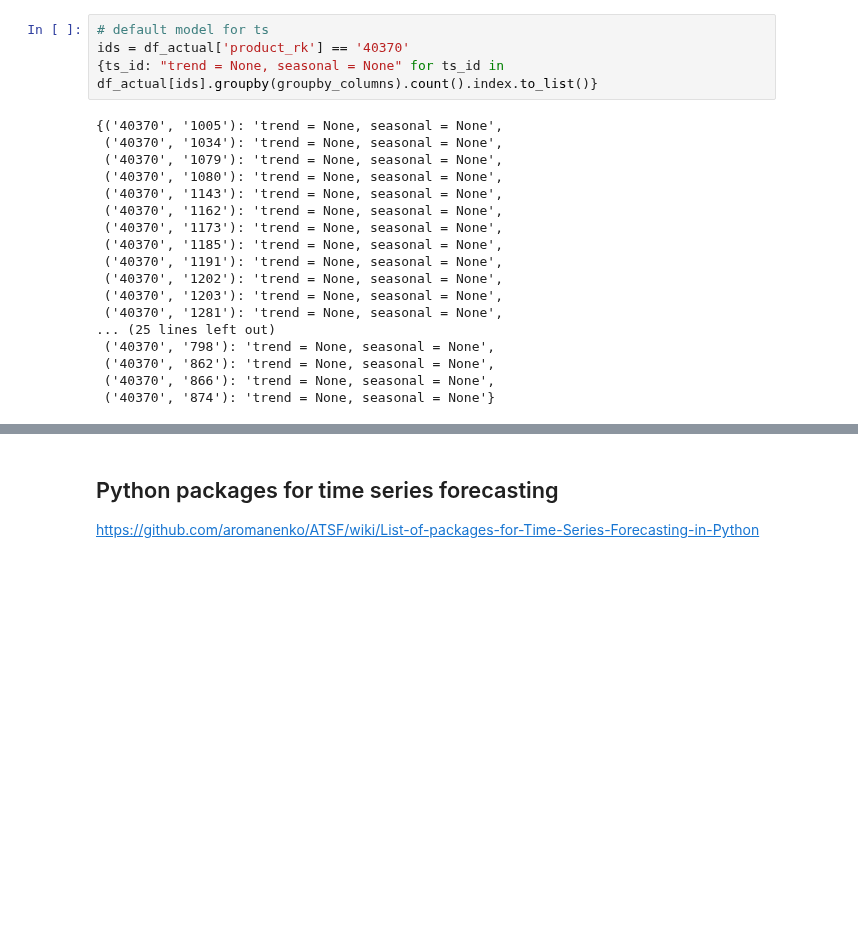
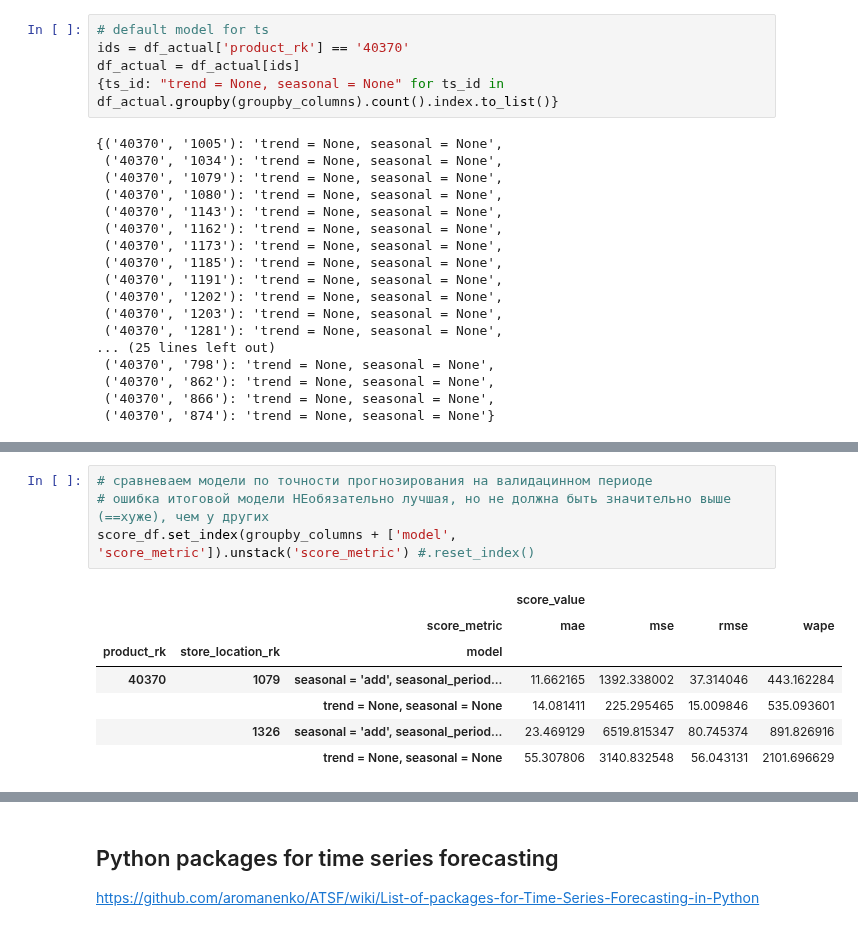
Before and after one commit to aromanenko/ATSF, a Jupyter notebook: 13_Bonus Topics.ipynb, the cells around one changed output, grey strips where cells are left out. Cells and saved outputs as stored; diff of their text form; blank space fills up the shorter version.

```diff
--- a/13_Bonus Topics.ipynb
+++ b/13_Bonus Topics.ipynb
@@ -162,7 +183,8 @@ def run_forecast(df, forecast_days, params, groupby_columns):
 # %%
 # default model for ts
 ids = df_actual['product_rk'] == '40370'
-{ts_id: "trend = None, seasonal = None" for ts_id in df_actual[ids].groupby(groupby_columns).count().index.to_list()}
+df_actual = df_actual[ids]
+{ts_id: "trend = None, seasonal = None" for ts_id in df_actual.groupby(groupby_columns).count().index.to_list()}
 # %% [output]
 {('40370', '1005'): 'trend = None, seasonal = None',
  ('40370', '1034'): 'trend = None, seasonal = None',
@@ -251,0 +307,12 @@ df_combined = pd.concat([df_actual, df_forecast], ignore_index=True)
+# %%
+# cравневаем модели по точности прогнозирования на валидацинном периоде
+# ошибка итоговой модели НЕобязательно лучшая, но не должна быть значительно выше (==хуже), чем у других
+score_df.set_index(groupby_columns + ['model', 'score_metric']).unstack('score_metric') #.reset_index()
+# %% [output]
+|  |  |  | score_value |  |  |  |
+|  |  | score_metric | mae | mse | rmse | wape |
+| product_rk | store_location_rk | model |  |  |  |  |
+| 40370 | 1079 | seasonal = 'add', seasonal_period... | 11.662165 | 1392.338002 | 37.314046 | 443.162284 |
+|  |  | trend = None, seasonal = None | 14.081411 | 225.295465 | 15.009846 | 535.093601 |
+|  | 1326 | seasonal = 'add', seasonal_period... | 23.469129 | 6519.815347 | 80.745374 | 891.826916 |
+|  |  | trend = None, seasonal = None | 55.307806 | 3140.832548 | 56.043131 | 2101.696629 |
```
Also changed, not shown: parts of 10 cells of this notebook.
